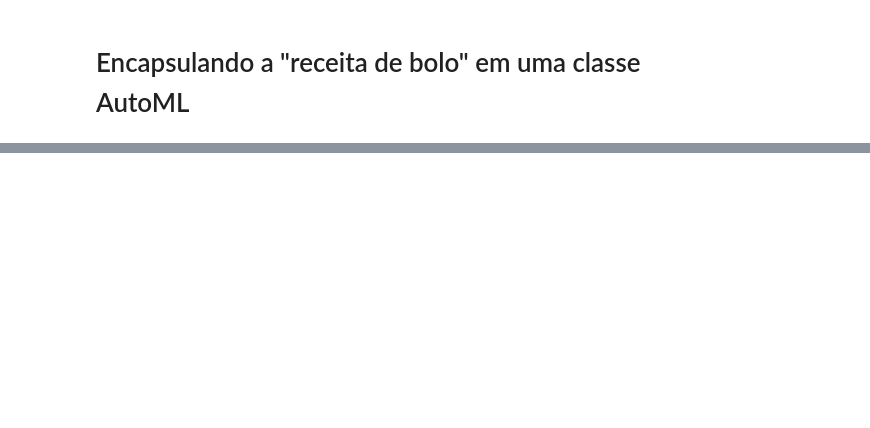
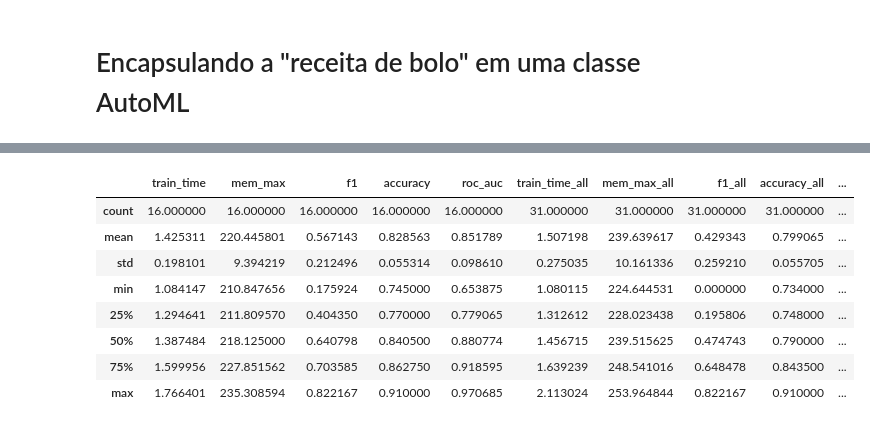
Before and after one commit to andersonmgomes/teia2_celestino, a Jupyter notebook: 20211008-Trabalho03/testando_svm.ipynb, the cells around one changed output, grey strips where cells are left out. Saved outputs shown, nothing was run; the diff lists cells and outputs as text; code cells hidden in the pictures; blank space fills up the shorter version.

```diff
--- a/20211008-Trabalho03/testando_svm.ipynb
+++ b/20211008-Trabalho03/testando_svm.ipynb
@@ -78,8 +255,19 @@ dfResults_all.describe()
 # %%
 import pandas as pd
 dfResults_all.rename(columns={'train_time':'train_time_all','mem_max':'mem_max_all'
                               ,'f1':'f1_all','accuracy':'accuracy_all', 'roc_auc':'roc_auc_all'}, inplace=True)
-pd.concat([dfResults.reset_index(), dfResults_all.reset_index()], axis=1).describe()
+pd.concat([dfResults.reset_index().drop('index', axis=1)
+           , dfResults_all.reset_index().drop('index', axis=1)], axis=1).describe()
+# %% [output]
+|  | train_time | mem_max | f1 | accuracy | roc_auc | train_time_all | mem_max_all | f1_all | accuracy_all | ... |
+| count | 16.000000 | 16.000000 | 16.000000 | 16.000000 | 16.000000 | 31.000000 | 31.000000 | 31.000000 | 31.000000 | ... |
+| mean | 1.425311 | 220.445801 | 0.567143 | 0.828563 | 0.851789 | 1.507198 | 239.639617 | 0.429343 | 0.799065 | ... |
+| std | 0.198101 | 9.394219 | 0.212496 | 0.055314 | 0.098610 | 0.275035 | 10.161336 | 0.259210 | 0.055705 | ... |
+| min | 1.084147 | 210.847656 | 0.175924 | 0.745000 | 0.653875 | 1.080115 | 224.644531 | 0.000000 | 0.734000 | ... |
+| 25% | 1.294641 | 211.809570 | 0.404350 | 0.770000 | 0.779065 | 1.312612 | 228.023438 | 0.195806 | 0.748000 | ... |
+| 50% | 1.387484 | 218.125000 | 0.640798 | 0.840500 | 0.880774 | 1.456715 | 239.515625 | 0.474743 | 0.790000 | ... |
+| 75% | 1.599956 | 227.851562 | 0.703585 | 0.862750 | 0.918595 | 1.639239 | 248.541016 | 0.648478 | 0.843500 | ... |
+| max | 1.766401 | 235.308594 | 0.822167 | 0.910000 | 0.970685 | 2.113024 | 253.964844 | 0.822167 | 0.910000 | ... |
 # %%
 dfGroupBy_features = dfResults_all.groupby('n_features').mean()
 dfGroupBy_features
```
Also changed, not shown: parts of 27 cells of this notebook.
